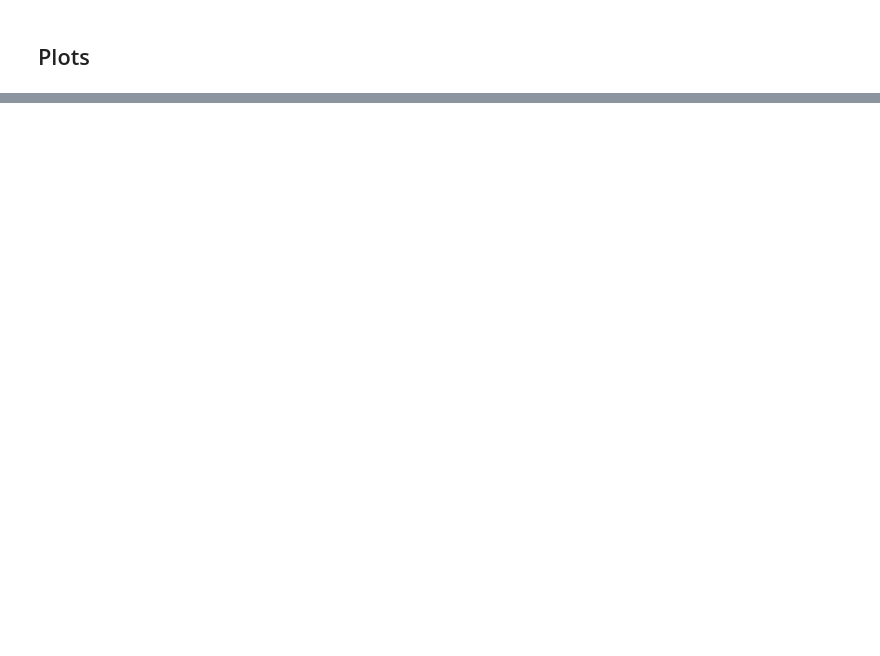
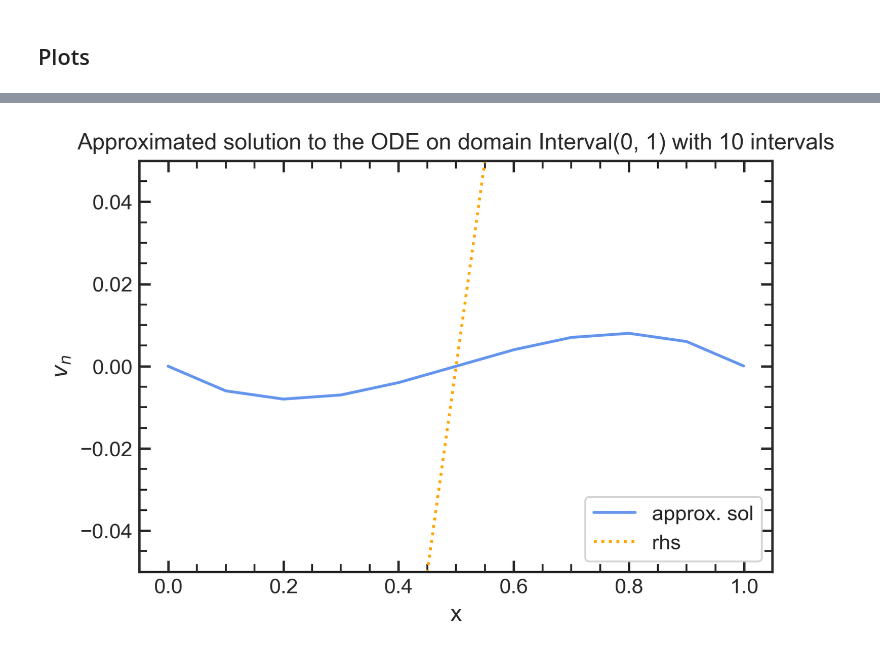
Before and after one commit to martina01natali/MMP, a Jupyter notebook: Project/Neumann/Matrix_finite_elements.ipynb, the cells around one changed output, grey strips where cells are left out. Saved outputs shown, nothing was run; the diff lists cells and outputs as text; code cells hidden in the pictures; blank space fills up the shorter version.

```diff
--- a/Project/Neumann/Matrix_finite_elements.ipynb
+++ b/Project/Neumann/Matrix_finite_elements.ipynb
@@ -611,5 +649,5 @@ redu_e = e[1:-1, :]; redu_e
 $\displaystyle \left[\begin{matrix}\frac{x}{h} & 2 - \frac{x}{h} & 0 & 0 & 0 & 0 & 0 & 0 & 0 & 0\\0 & -1 + \frac{x}{h} & 3 - \frac{x}{h} & 0 & 0 & 0 & 0 & 0 & 0 & 0\\0 & 0 & -2 + \frac{x}{h} & 4 - \frac{x}{h} & 0 & 0 & 0 & 0 & 0 & 0\\0 & 0 & 0 & -3 + \frac{x}{h} & 5 - \frac{x}{h} & 0 & 0 & 0 & 0 & 0\\0 & 0 & 0 & 0 & -4 + \frac{x}{h} & 6 - \frac{x}{h} & 0 & 0 & 0 & 0\\0 & 0 & 0 & 0 & 0 & -5 + \frac{x}{h} & 7 - \frac{x}{h} & 0 & 0 & 0\\0 & 0 & 0 & 0 & 0 & 0 & -6 + \frac{x}{h} & 8 - \frac{x}{h} & 0 & 0\\0 & 0 & 0 & 0 & 0 & 0 & 0 & -7 + \frac{x}{h} & 9 - \frac{x}{h} & 0\\0 & 0 & 0 & 0 & 0 & 0 & 0 & 0 & -8 + \frac{x}{h} & 10 - \frac{x}{h}\end{matrix}\right]$
 # %%
 u = (ui.T*redu_e).subs(h, hvalue).evalf(5);
-u = u.subs(h, hvalue).evalf(5); u
+u = u.subs(h, hvalue).evalf(5); u.T
 # %% [output]
@@ -680,0 +657,32 @@ plt.show()
+# %%
+# We evaluate the values of the solution on a grid of 10 subintervals
+# per interval (as done before in refined), with a step of 1/hvalue
+
+yrefined = []
+xrefined = []
+for index, entry in enumerate(list(u)):
+    for subinterval in range(npoints_per_interval):
+        xval = hvalue*index+x_subvalue*subinterval
+        yrefined.append(entry.subs(x, xval).evalf(5))
+        xrefined.append(round(xval, 5))
+yrefined = np.array(yrefined)
+xrefined = np.array(xrefined)
+
+y_truerefined = np.array([u_true.subs(x, xrefined[i]).evalf(5) for i in range(len(xrefined))]); # y_truerefined
+f_refined = np.array([rhs.subs(x, xrefined[i]).evalf(5) for i in range(len(xrefined))]); # f_refined
+error_refined = y_truerefined-yrefined; # error_refined
+
+plt.close()
+
+# Plot of the approximated solution
+plt.figure(2, figsize=(6,4), dpi=300)
+plt.plot(xrefined, yrefined, color='cornflowerblue', label='approx. sol')
+plt.plot(xrefined, f_refined, color='orange', linestyle=':', label='rhs')
+plt.xlabel('x')
+plt.ylabel(r'$v_n$')
+plt.title(f'Approximated solution to the ODE on domain {domain.closure} with {n} intervals')
+plt.legend(loc='lower right')
+plt.ylim(-.05, .05)
+plt.show()
+# %% [output]
+[figure, added]
```
Also changed, not shown: parts of 18 cells of this notebook, 2 other files.
